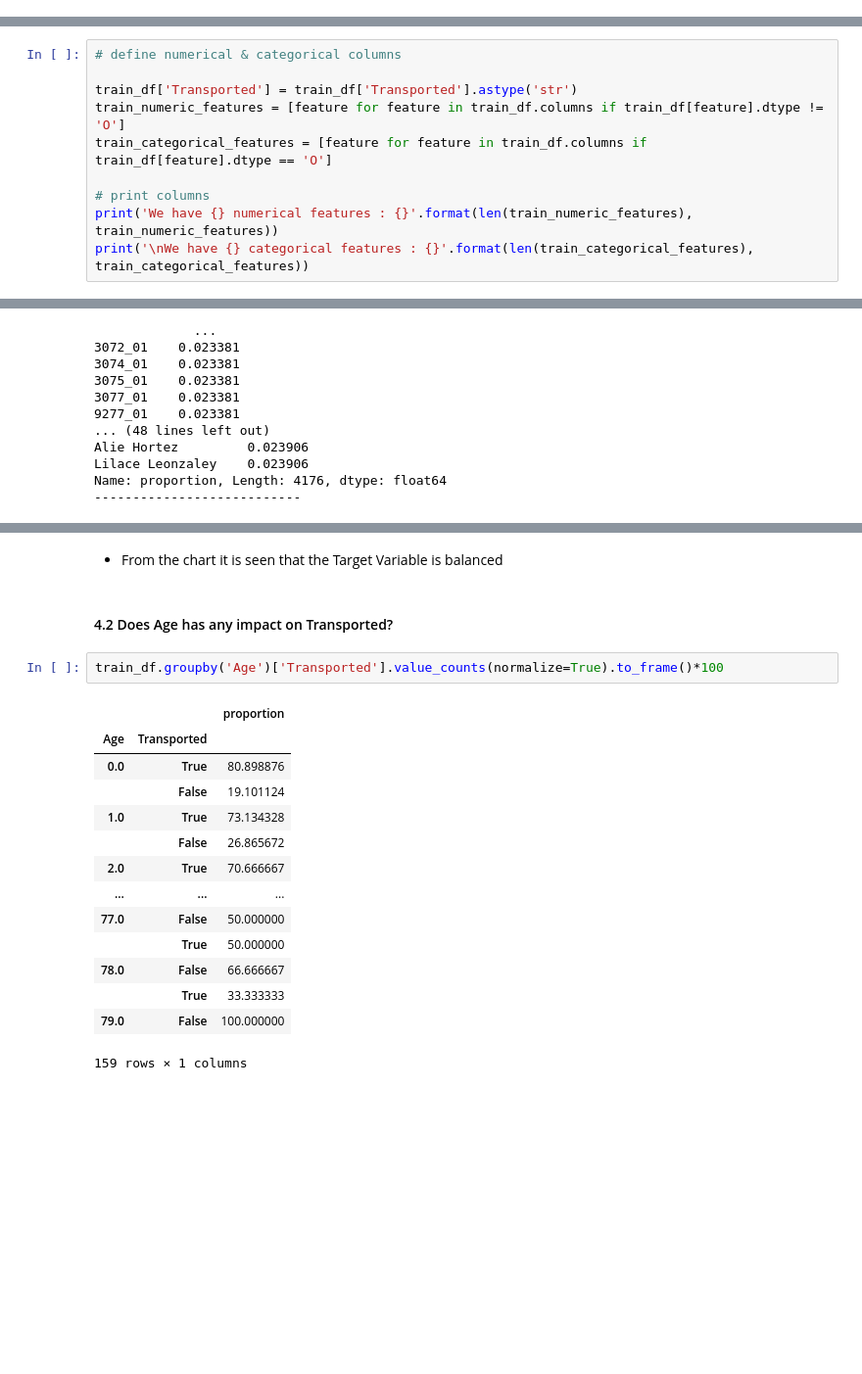
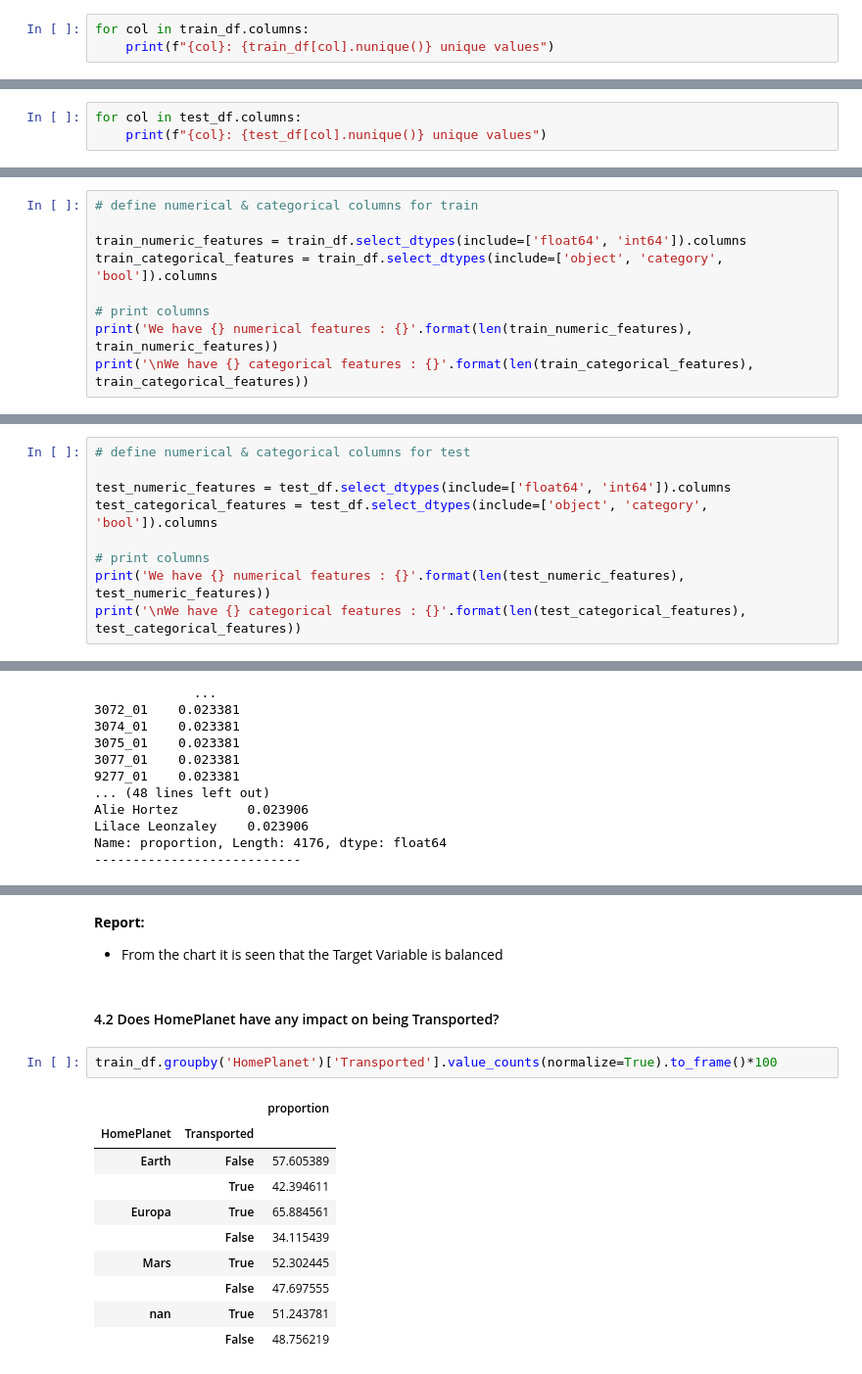
Before and after one commit to MD0210/mlops-spaceshiptitanic-project, a Jupyter notebook: notebook/1_EDA_spaceship_titanic.ipynb, the cells around one changed output, grey strips where cells are left out. Shown at 98% size. Drawn from its saved outputs; the diff is of its cells as text; blank space fills up the shorter version.

```diff
--- a/notebook/1_EDA_spaceship_titanic.ipynb
+++ b/notebook/1_EDA_spaceship_titanic.ipynb
@@ -165,0 +204,3 @@ memory usage: 434.5+ KB
+# %%
+for col in train_df.columns:
+    print(f"{col}: {train_df[col].nunique()} unique values")
@@ -165,0 +222,3 @@ memory usage: 434.5+ KB
+# %%
+for col in test_df.columns:
+    print(f"{col}: {test_df[col].nunique()} unique values")
@@ -168,9 +244,8 @@ memory usage: 434.5+ KB
 # %%
-# define numerical & categorical columns
+# define numerical & categorical columns for train
 
-train_df['Transported'] = train_df['Transported'].astype('str')
-train_numeric_features = [feature for feature in train_df.columns if train_df[feature].dtype != 'O']
-train_categorical_features = [feature for feature in train_df.columns if train_df[feature].dtype == 'O']
+train_numeric_features = train_df.select_dtypes(include=['float64', 'int64']).columns
+train_categorical_features = train_df.select_dtypes(include=['object', 'category', 'bool']).columns
 
 # print columns
 print('We have {} numerical features : {}'.format(len(train_numeric_features), train_numeric_features))
@@ -193,0 +259,9 @@ We have 7 categorical features : ['PassengerId', 'HomePlanet', 'CryoSleep', 'Cab
+# %%
+# define numerical & categorical columns for test
+
+test_numeric_features = test_df.select_dtypes(include=['float64', 'int64']).columns
+test_categorical_features = test_df.select_dtypes(include=['object', 'category', 'bool']).columns
+
+# print columns
+print('We have {} numerical features : {}'.format(len(test_numeric_features), test_numeric_features))
+print('\nWe have {} categorical features : {}'.format(len(test_categorical_features), test_categorical_features))
@@ -532,23 +600,21 @@ plt.show()
 # %% [output]
 [figure]
 # %% [markdown]
+**Report:**
+
 - From the chart it is seen that the Target Variable is balanced
 # %% [markdown]
-#### 4.2 Does Age has any impact on Transported?
+#### 4.2 Does HomePlanet have any impact on being Transported?
 # %%
-train_df.groupby('Age')['Transported'].value_counts(normalize=True).to_frame()*100
+train_df.groupby('HomePlanet')['Transported'].value_counts(normalize=True).to_frame()*100
 # %% [output]
 |  |  | proportion |
-| Age | Transported |  |
-| 0.0 | True | 80.898876 |
-|  | False | 19.101124 |
-| 1.0 | True | 73.134328 |
-|  | False | 26.865672 |
-| 2.0 | True | 70.666667 |
-| ... | ... | ... |
-| 77.0 | False | 50.000000 |
-|  | True | 50.000000 |
-| 78.0 | False | 66.666667 |
-|  | True | 33.333333 |
-| 79.0 | False | 100.000000 |
+| HomePlanet | Transported |  |
+| Earth | False | 57.605389 |
+|  | True | 42.394611 |
+| Europa | True | 65.884561 |
+|  | False | 34.115439 |
+| Mars | True | 52.302445 |
+|  | False | 47.697555 |
+| nan | True | 51.243781 |
+|  | False | 48.756219 |
-159 rows × 1 columns
```
Also changed, not shown: parts of 81 cells of this notebook.
